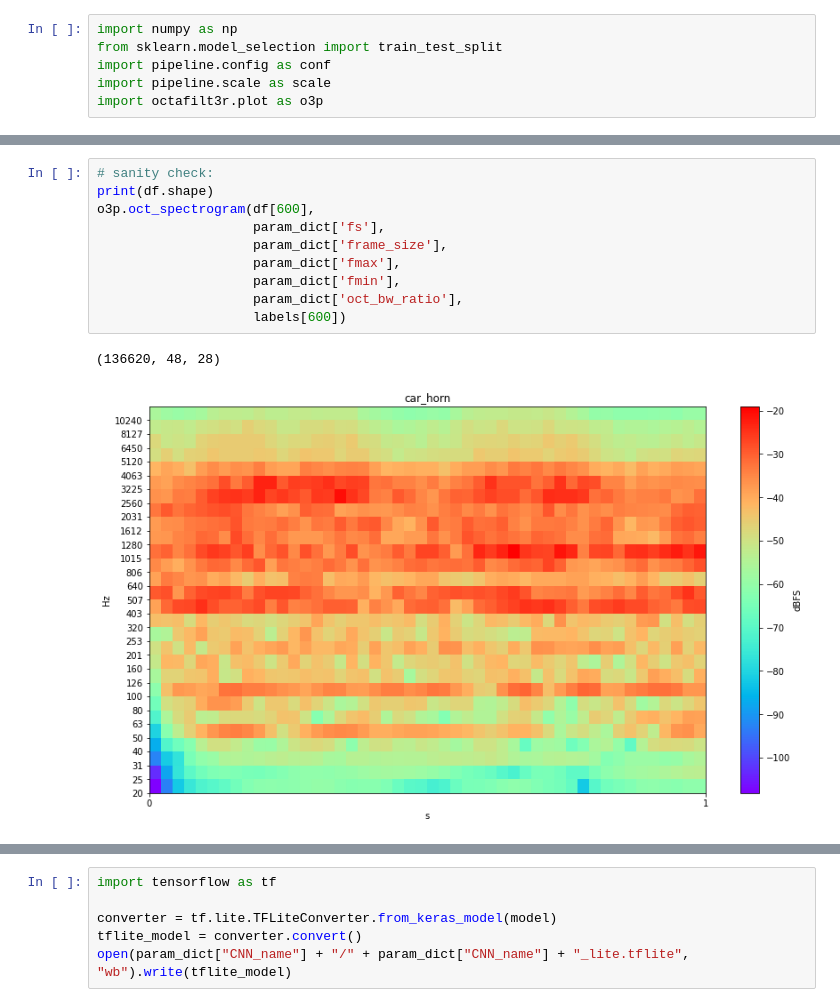
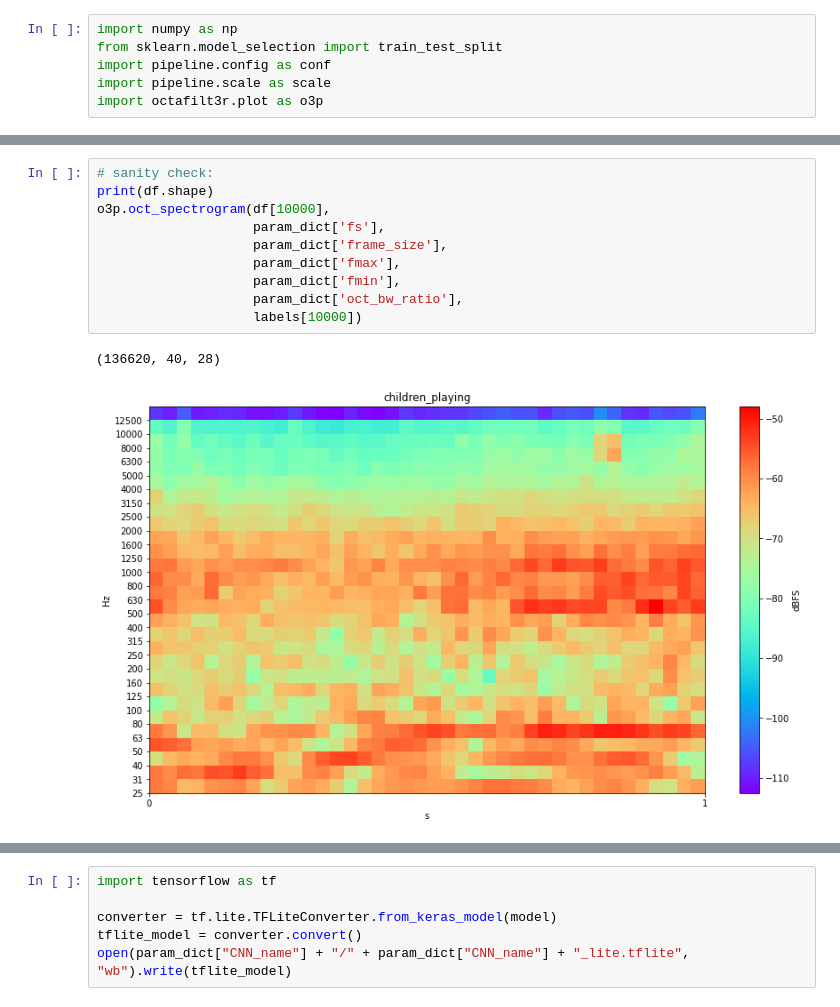
Before and after one commit to jake-is-ESD-protected/Project-CENES, a Jupyter notebook: Code/Jupyter/CNN Training.ipynb, the cells around one changed output, grey strips where cells are left out. Cells and saved outputs as stored; diff of their text form.

```diff
--- a/Code/Jupyter/CNN Training.ipynb
+++ b/Code/Jupyter/CNN Training.ipynb
@@ -20,16 +15,16 @@ KeyboardInterrupt:
 # %%
 # sanity check:
 print(df.shape)
-o3p.oct_spectrogram(df[600],
+o3p.oct_spectrogram(df[10000],
                     param_dict['fs'],
                     param_dict['frame_size'],
                     param_dict['fmax'],
                     param_dict['fmin'],
                     param_dict['oct_bw_ratio'],
-                    labels[600])
+                    labels[10000])
 # %% [output]
-(136620, 48, 28)
+(136620, 40, 28)
-[figure, old version]
+[figure, new version]
 # %%
 y, encoder = scale.label_encode(labels)
 X, scaler = scale.data_scaler(df)
```
Also changed, not shown: parts of 6 cells of this notebook, 41 other files.
